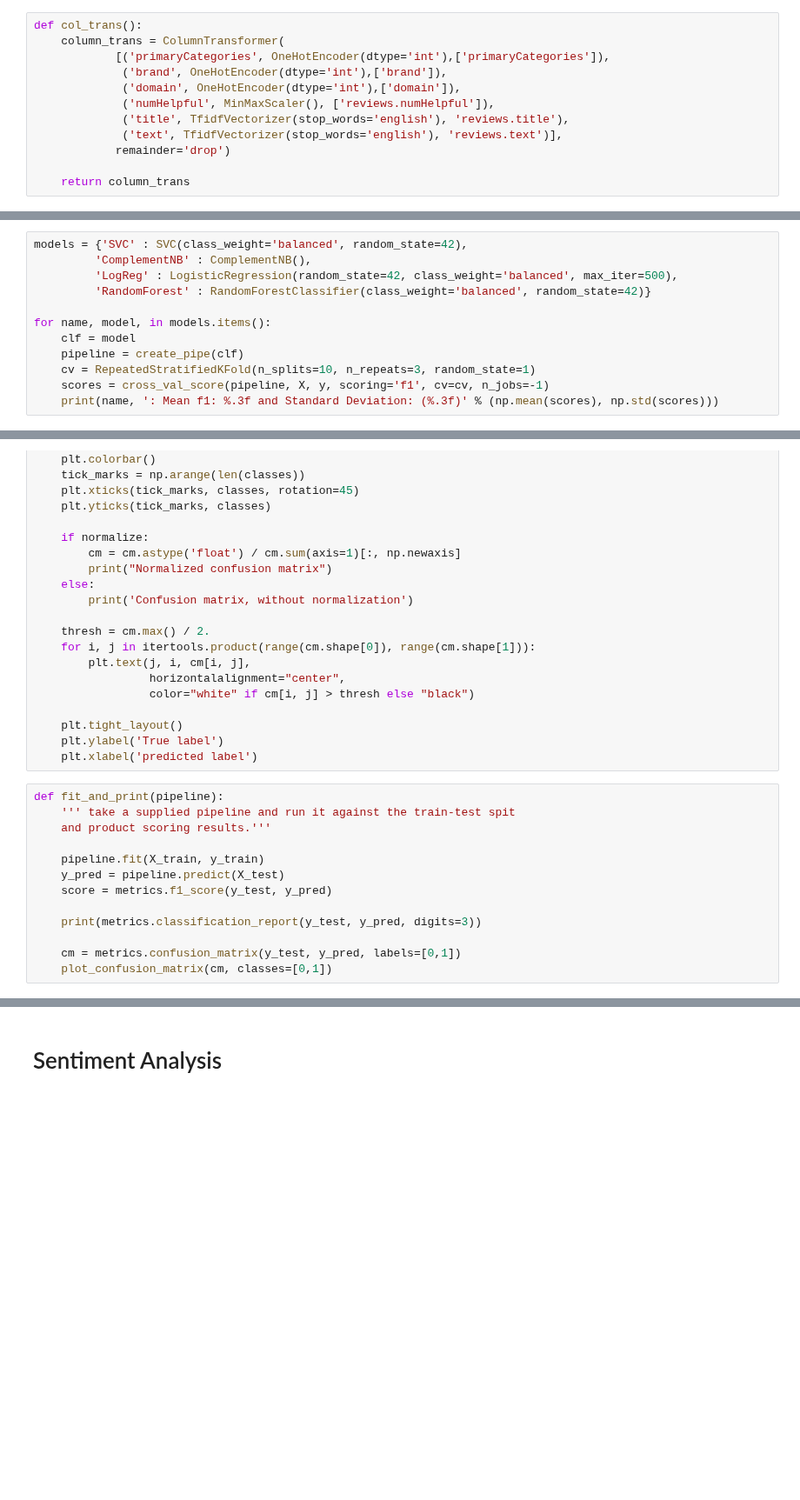
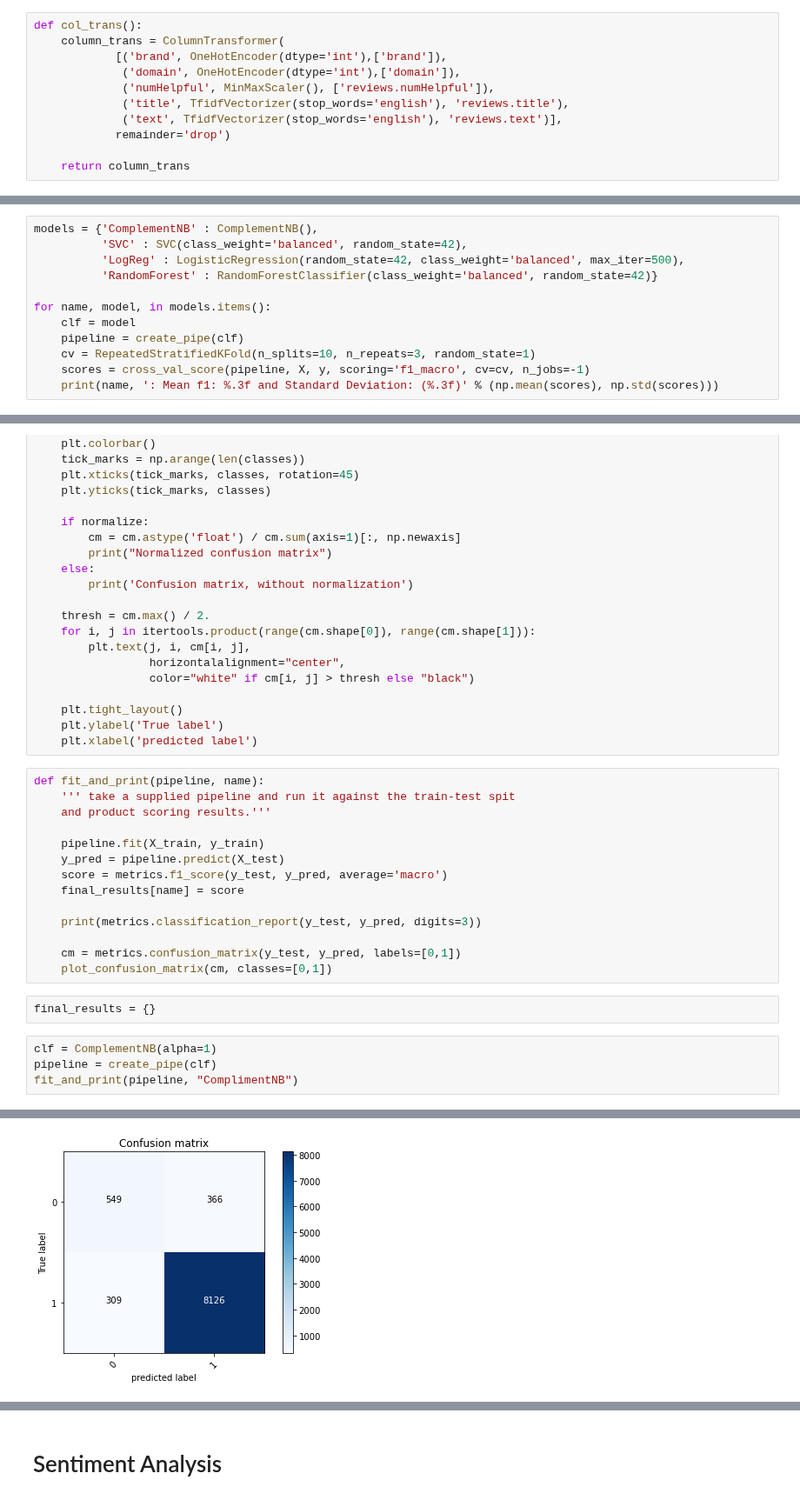
Before and after one commit to broepke/DATA110, a Jupyter notebook: Week 10/DATA110-Week10-broepke.ipynb, the cells around one changed output, grey strips where cells are left out. Shown at 87% size. Saved outputs shown, nothing was run; the diff lists cells and outputs as text; blank space fills up the shorter version.

```diff
--- a/Week 10/DATA110-Week10-broepke.ipynb
+++ b/Week 10/DATA110-Week10-broepke.ipynb
@@ -558,8 +557,7 @@ y = df['sent_label']
 # %%
 def col_trans():
     column_trans = ColumnTransformer(
-            [('primaryCategories', OneHotEncoder(dtype='int'),['primaryCategories']),
-             ('brand', OneHotEncoder(dtype='int'),['brand']),
+            [('brand', OneHotEncoder(dtype='int'),['brand']),
              ('domain', OneHotEncoder(dtype='int'),['domain']),
              ('numHelpful', MinMaxScaler(), ['reviews.numHelpful']),
              ('title', TfidfVectorizer(stop_words='english'), 'reviews.title'),
@@ -585,13 +585,13 @@ def create_pipe(clf):
 # %%
-models = {'SVC' : SVC(class_weight='balanced', random_state=42),
-         'ComplementNB' : ComplementNB(),
-         'LogReg' : LogisticRegression(random_state=42, class_weight='balanced', max_iter=500),
-         'RandomForest' : RandomForestClassifier(class_weight='balanced', random_state=42)}
+models = {'ComplementNB' : ComplementNB(),
+          'SVC' : SVC(class_weight='balanced', random_state=42),
+          'LogReg' : LogisticRegression(random_state=42, class_weight='balanced', max_iter=500),
+          'RandomForest' : RandomForestClassifier(class_weight='balanced', random_state=42)}
 
 for name, model, in models.items():
     clf = model
     pipeline = create_pipe(clf)
     cv = RepeatedStratifiedKFold(n_splits=10, n_repeats=3, random_state=1)
-    scores = cross_val_score(pipeline, X, y, scoring='f1', cv=cv, n_jobs=-1)
+    scores = cross_val_score(pipeline, X, y, scoring='f1_macro', cv=cv, n_jobs=-1)
     print(name, ': Mean f1: %.3f and Standard Deviation: (%.3f)' % (np.mean(scores), np.std(scores)))
 # %% [output]
@@ -714,15 +740,23 @@ def plot_confusion_matrix(cm, classes,
     plt.ylabel('True label')
     plt.xlabel('predicted label')
 # %%
-def fit_and_print(pipeline):
+def fit_and_print(pipeline, name):
     ''' take a supplied pipeline and run it against the train-test spit
     and product scoring results.'''
 
     pipeline.fit(X_train, y_train)
     y_pred = pipeline.predict(X_test)
-    score = metrics.f1_score(y_test, y_pred)
+    score = metrics.f1_score(y_test, y_pred, average='macro')
+    final_results[name] = score
 
     print(metrics.classification_report(y_test, y_pred, digits=3))
 
     cm = metrics.confusion_matrix(y_test, y_pred, labels=[0,1])
     plot_confusion_matrix(cm, classes=[0,1])
+# %%
+final_results = {}
+# %%
+clf = ComplementNB(alpha=1)
+pipeline = create_pipe(clf)
+fit_and_print(pipeline, "ComplimentNB")
+# %% [output]
@@ -729 +773,2 @@ def fit_and_print(pipeline):
+[figure, added]
 # %%
```
Also changed, not shown: parts of 25 cells of this notebook, 2 other files.
